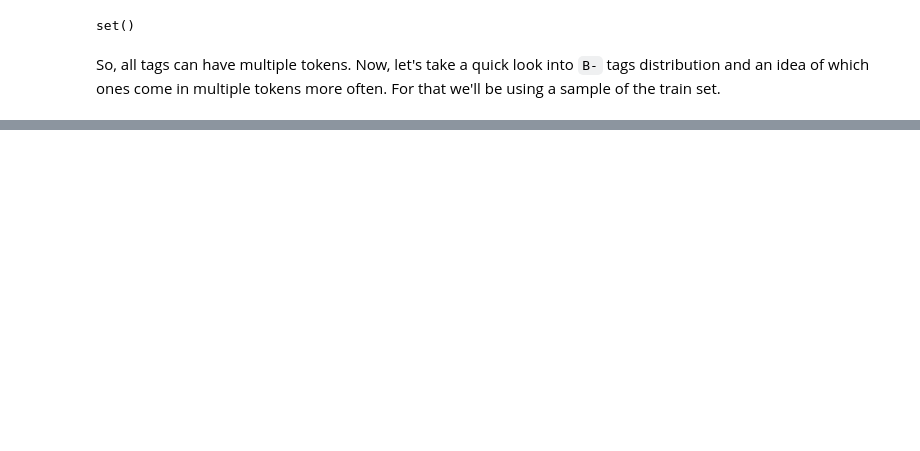
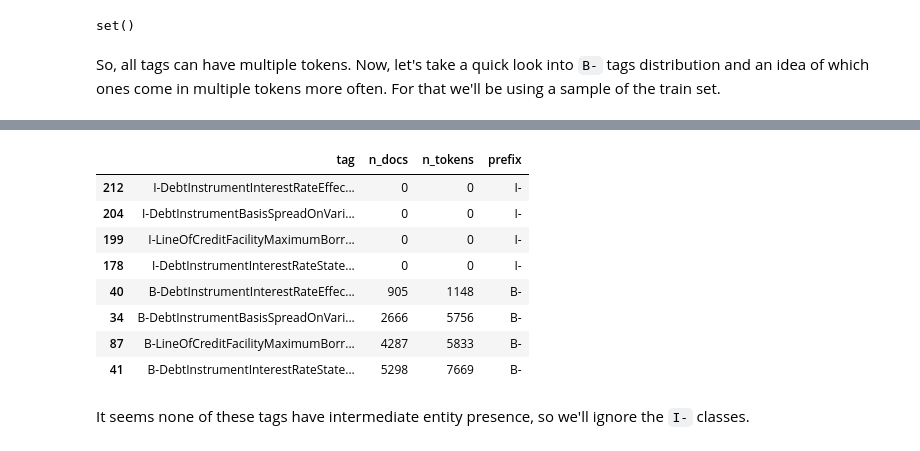
Before and after one commit to roelschr/finer-139-task, a Jupyter notebook: research/eda.ipynb, the cells around one changed output, grey strips where cells are left out. Saved outputs shown, nothing was run; the diff lists cells and outputs as text; code cells hidden in the pictures; blank space fills up the shorter version.

```diff
--- a/research/eda.ipynb
+++ b/research/eda.ipynb
@@ -288,0 +175,15 @@ This will leave us with only ~2% of the whole dataset, which seems ok for a fine
+# %%
+best_tag = 0
+max_tokens = 0
+
+for v in most_common:
+    coappear = counter[v].argsort()[::-1]
+    btag_coappear = counter_df.iloc[coappear][counter_df.iloc[coappear]["prefix"] == "B-"].index.values
+    print(f"Tag {counter_df.loc[v]['tag']} ({counter_df.loc[v]['n_docs']} docs) appears most commonly with tags:")
+    print(dict(zip(counter_df.loc[btag_coappear[1:4]]["tag"].values, counter[v, btag_coappear[1:4]])))
+
+    group_tokens = counter_df.loc[btag_coappear[0:4], 'n_tokens'].sum()
+    print(f"Total tokens for the group: {group_tokens}")
+    if group_tokens > max_tokens:
+        max_tokens = group_tokens
+        best_tag = v
@@ -288,0 +225,6 @@ This will leave us with only ~2% of the whole dataset, which seems ok for a fine
+# %%
+v = best_tag
+coappear = counter[v].argsort()[::-1]
+btag_coappear = counter_df.iloc[coappear][counter_df.iloc[coappear]["prefix"] == "B-"].index.values
+filtered_tags = counter_df.iloc[btag_coappear[:4]]
+filtered_tags
@@ -288,0 +237,16 @@ This will leave us with only ~2% of the whole dataset, which seems ok for a fine
+# %%
+full_tags = filtered_tags["tag"].str.extract(".-(.*)")[0].values
+full_tags = counter_df[counter_df["tag"].str.extract(".-(.*)")[0].isin(full_tags)]
+full_tags.sort_values(by="n_docs")
+# %% [output]
+|  | tag | n_docs | n_tokens | prefix |
+| 212 | I-DebtInstrumentInterestRateEffec... | 0 | 0 | I- |
+| 204 | I-DebtInstrumentBasisSpreadOnVari... | 0 | 0 | I- |
+| 199 | I-LineOfCreditFacilityMaximumBorr... | 0 | 0 | I- |
+| 178 | I-DebtInstrumentInterestRateState... | 0 | 0 | I- |
+| 40 | B-DebtInstrumentInterestRateEffec... | 905 | 1148 | B- |
+| 34 | B-DebtInstrumentBasisSpreadOnVari... | 2666 | 5756 | B- |
+| 87 | B-LineOfCreditFacilityMaximumBorr... | 4287 | 5833 | B- |
+| 41 | B-DebtInstrumentInterestRateState... | 5298 | 7669 | B- |
+# %% [markdown]
+It seems none of these tags have intermediate entity presence, so we'll ignore the `I-` classes.
```
Also changed, not shown: parts of 39 cells of this notebook, 2 other files.
